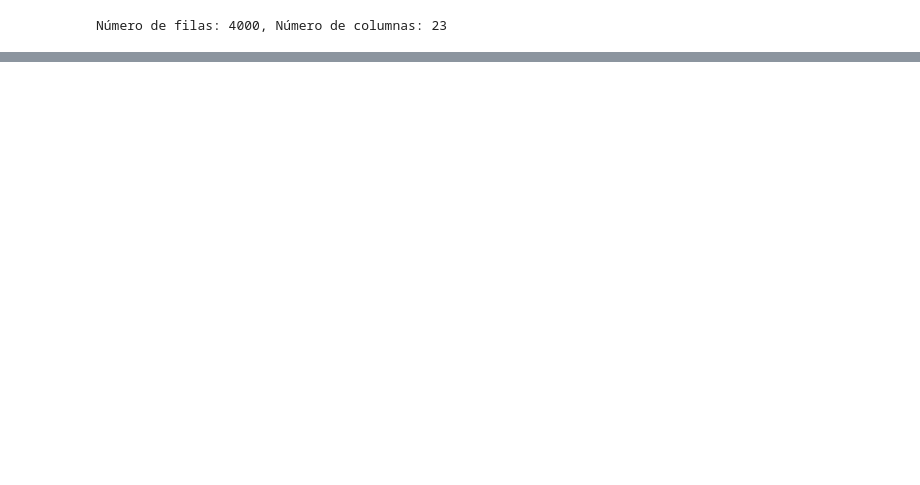
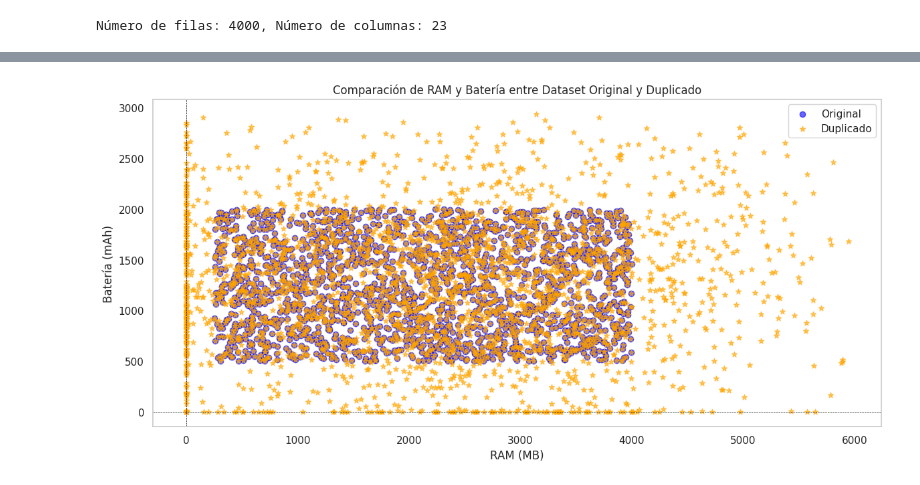
Before and after one commit to Ezequiel-del/Parciales_de_IA_2-2024, a Jupyter notebook: PrimerParcial.ipynb, the cells around one changed output, grey strips where cells are left out. Cells and saved outputs as stored; diff of their text form; code cells hidden in the pictures; blank space fills up the shorter version.

```diff
--- a/PrimerParcial.ipynb
+++ b/PrimerParcial.ipynb
@@ -163,0 +222,29 @@ plt.show()
+# %%
+# Establecer el estilo de los gráficos
+sns.set(style="whitegrid")
+
+# Crear una figura
+plt.figure(figsize=(12, 6))
+
+# Gráfico de dispersión para el dataset original
+plt.scatter(df['ram'], df['battery_power'], color='blue', label='Original', alpha=0.6, marker='o')
+
+# Gráfico de dispersión para el dataset duplicado
+plt.scatter(df_final['ram'], df_final['battery_power'], color='orange', label='Duplicado', alpha=0.6, marker='*')
+
+# Añadir líneas de referencia
+plt.axhline(y=0, color='black', linewidth=0.5, linestyle='--')
+plt.axvline(x=0, color='black', linewidth=0.5, linestyle='--')
+
+# Configurar el título y las etiquetas
+plt.title('Comparación de RAM y Batería entre Dataset Original y Duplicado')
+plt.xlabel('RAM (MB)')
+plt.ylabel('Batería (mAh)')
+plt.legend()
+plt.grid()
+
+# Mostrar el gráfico
+plt.tight_layout()
+plt.show()
+# %% [output]
+[figure, added]
```
Also changed, not shown: parts of 8 cells of this notebook.
